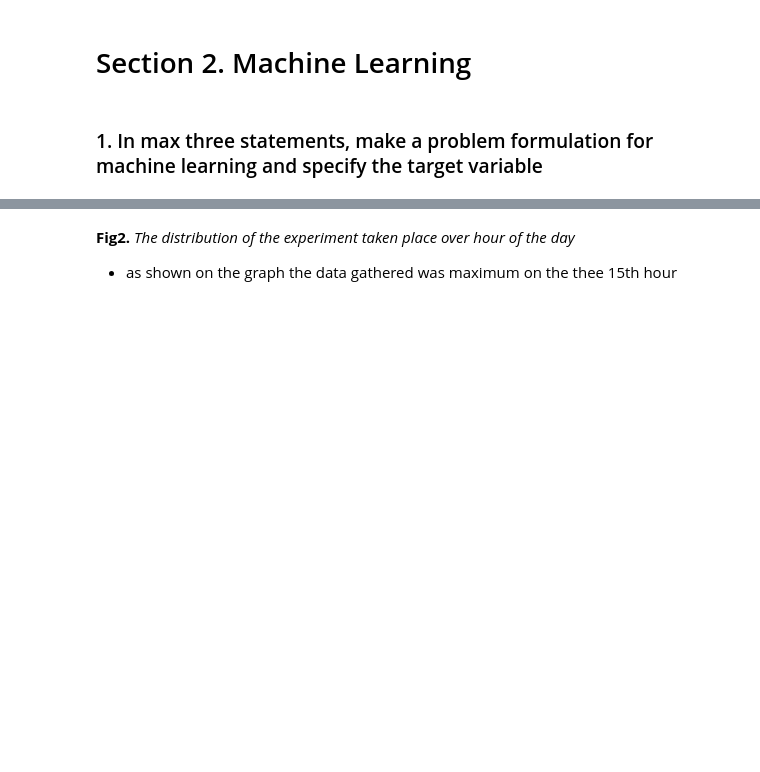
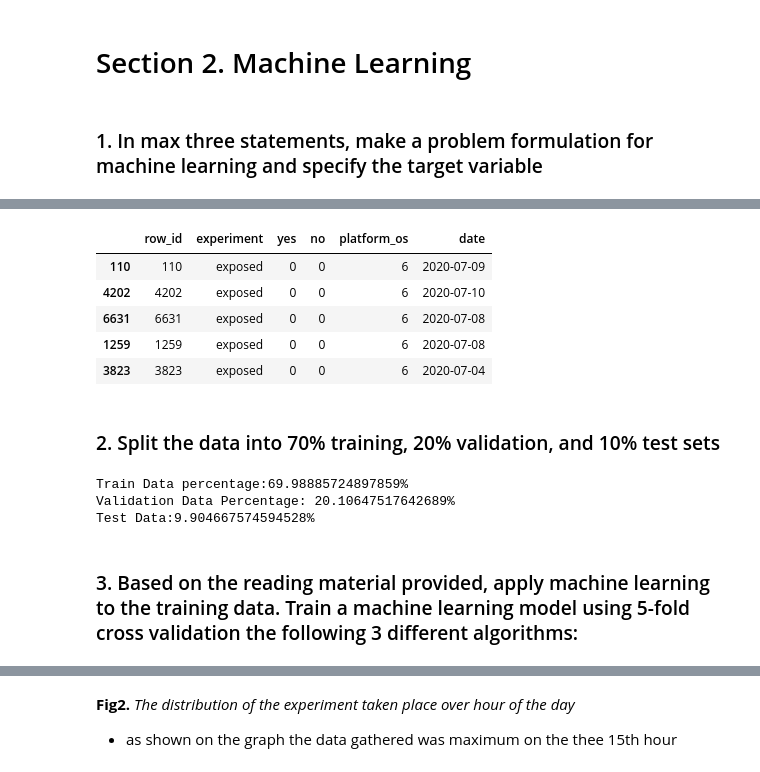
Before and after one commit to saminegash/ab-testing-machine-learning-repo, a Jupyter notebook: Solution/AB-hyphotesis-testing-ad-campaign-perfomance.ipynb, the cells around one changed output, grey strips where cells are left out. Drawn from its saved outputs; the diff is of its cells as text; code cells hidden in the pictures; blank space fills up the shorter version.

```diff
--- a/Solution/AB-hyphotesis-testing-ad-campaign-perfomance.ipynb
+++ b/Solution/AB-hyphotesis-testing-ad-campaign-perfomance.ipynb
@@ -242,0 +280,13 @@ Looks great but unfortunately, it is not that simple. If you select a biased tes
+# %%
+#reordering the Columns
+data_ML = data_ML[['row_id', 'experiment', 'yes', 'no', 'platform_os', 'date']]
+data_ML.head()
+# %% [output]
+|  | row_id | experiment | yes | no | platform_os | date |
+| 110 | 110 | exposed | 0 | 0 | 6 | 2020-07-09 |
+| 4202 | 4202 | exposed | 0 | 0 | 6 | 2020-07-10 |
+| 6631 | 6631 | exposed | 0 | 0 | 6 | 2020-07-08 |
+| 1259 | 1259 | exposed | 0 | 0 | 6 | 2020-07-08 |
+| 3823 | 3823 | exposed | 0 | 0 | 6 | 2020-07-04 |
+# %% [markdown]
+### 2. Split the data into 70% training, 20% validation, and 10% test sets
@@ -242,0 +298,10 @@ Looks great but unfortunately, it is not that simple. If you select a biased tes
+# %%
+print("Train Data percentage:" +str(len(X_train)/len(data_ML)*100)+ "%" )
+print("Validation Data Percentage: "+str(len(X_valid)/len(data_ML) * 100) + "%")
+print("Test Data:" +str(len(X_test)/len(data_ML)* 100) + "%")
+# %% [output]
+Train Data percentage:69.98885724897859%
+Validation Data Percentage: 20.10647517642689%
+Test Data:9.904667574594528%
+# %% [markdown]
+### 3. Based on the reading material provided, apply machine learning to the training data. Train a machine learning model using 5-fold cross validation the following 3 different algorithms:
```
Also changed, not shown: parts of 14 cells of this notebook.
